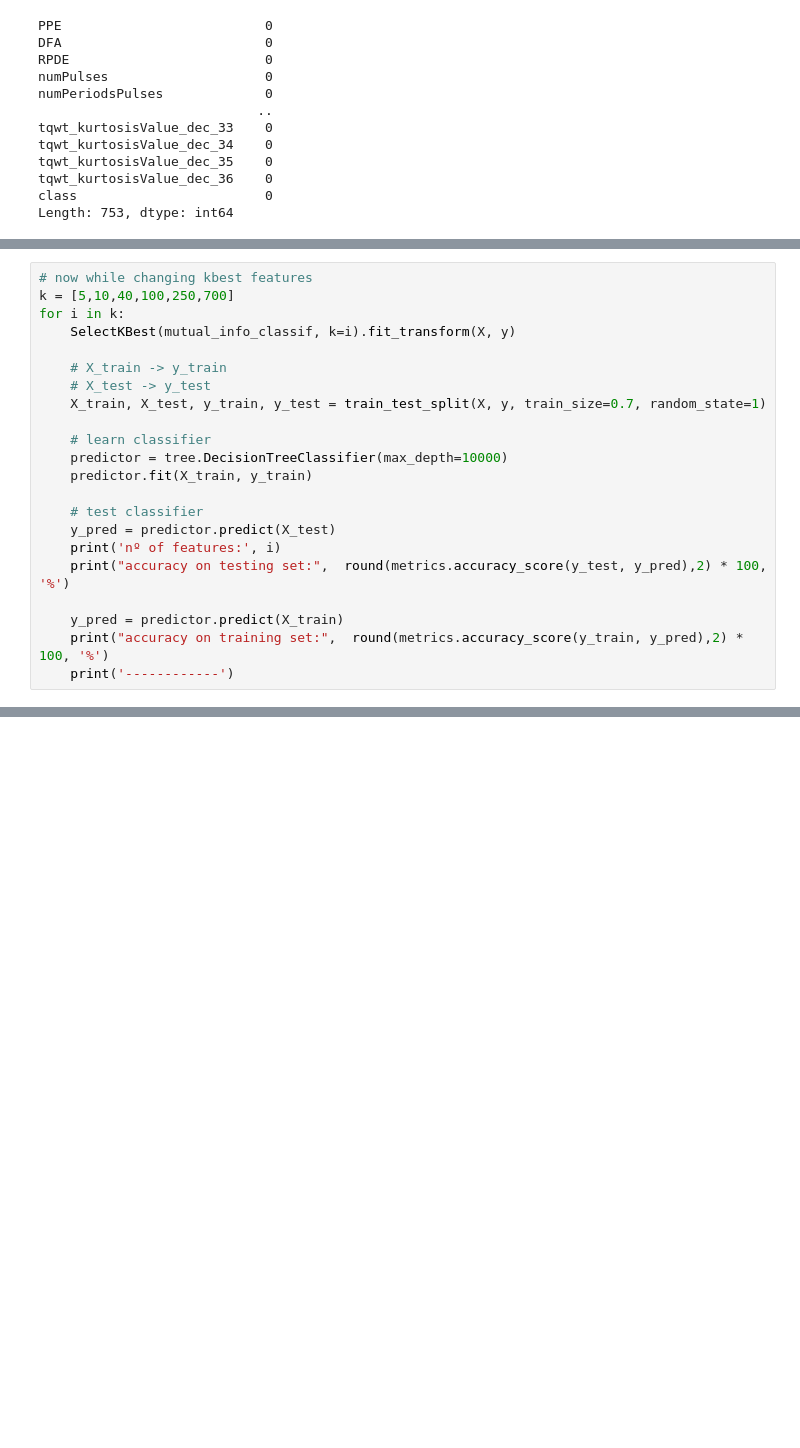
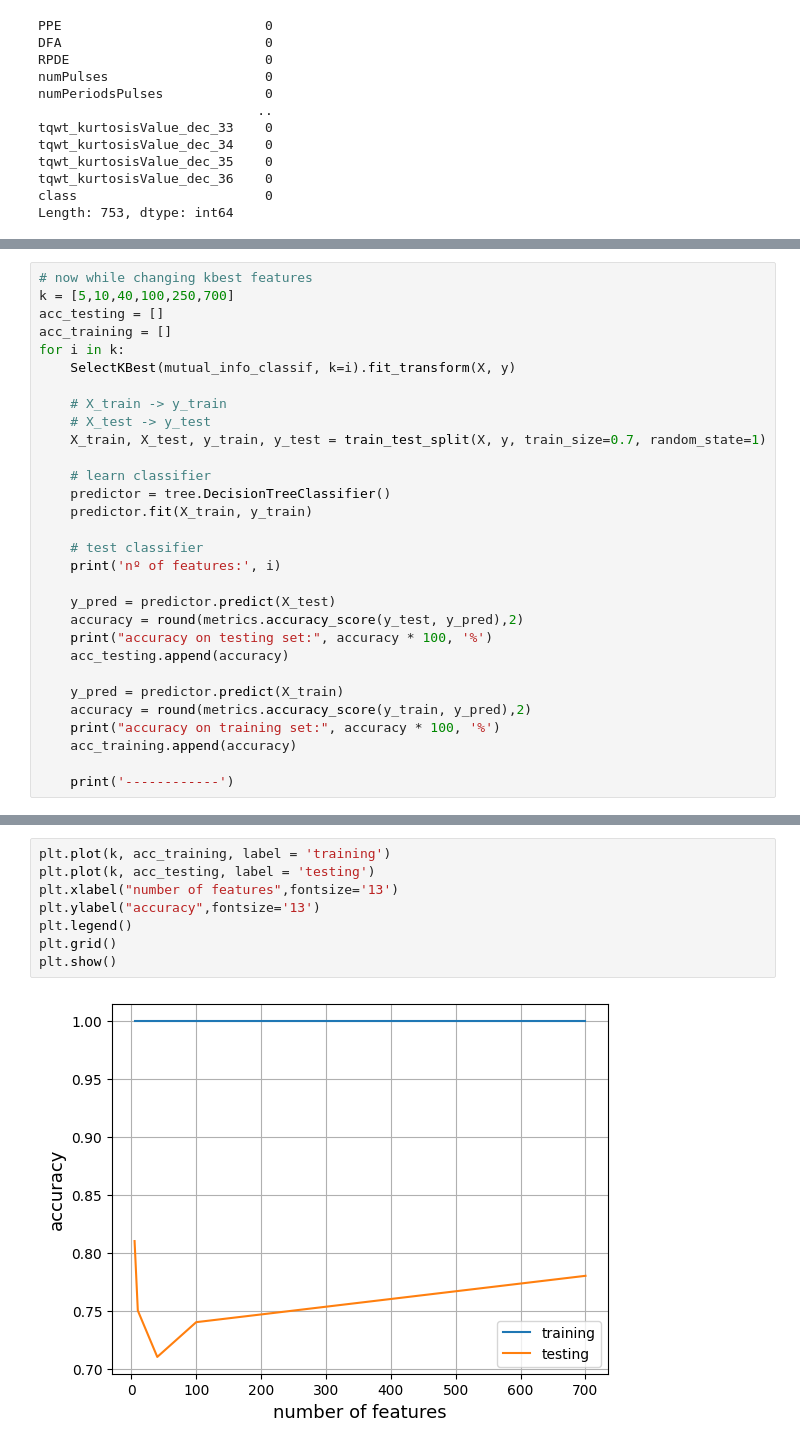
Before and after one commit to DaniPalma2002/Machine-Learning-Course, a Jupyter notebook: homeworks/hw1.ipynb, the cells around one changed output, grey strips where cells are left out. Drawn from its saved outputs; the diff is of its cells as text; blank space fills up the shorter version.

```diff
--- a/homeworks/hw1.ipynb
+++ b/homeworks/hw1.ipynb
@@ -104,6 +86,8 @@ accuracy on training set: 100.0 %
 # %%
 # now while changing kbest features
 k = [5,10,40,100,250,700]
+acc_testing = []
+acc_training = []
 for i in k:
     SelectKBest(mutual_info_classif, k=i).fit_transform(X, y)
 
@@ -112,16 +96,22 @@ for i in k:
     X_train, X_test, y_train, y_test = train_test_split(X, y, train_size=0.7, random_state=1)
 
     # learn classifier
-    predictor = tree.DecisionTreeClassifier(max_depth=10000)
+    predictor = tree.DecisionTreeClassifier()
     predictor.fit(X_train, y_train)
 
     # test classifier
+    print('nº of features:', i)
+
     y_pred = predictor.predict(X_test)
-    print('nº of features:', i)
-    print("accuracy on testing set:",  round(metrics.accuracy_score(y_test, y_pred),2) * 100, '%')
+    accuracy = round(metrics.accuracy_score(y_test, y_pred),2)
+    print("accuracy on testing set:", accuracy * 100, '%')
+    acc_testing.append(accuracy)
 
     y_pred = predictor.predict(X_train)
-    print("accuracy on training set:",  round(metrics.accuracy_score(y_train, y_pred),2) * 100, '%')
+    accuracy = round(metrics.accuracy_score(y_train, y_pred),2)
+    print("accuracy on training set:", accuracy * 100, '%')
+    acc_training.append(accuracy)
+
     print('------------')
 # %% [output]
 nº of features: 5
@@ -142,2 +132,12 @@ accuracy on testing set: 76.0 %
 accuracy on training set: 100.0 %
 ------------
+# %%
+plt.plot(k, acc_training, label = 'training')
+plt.plot(k, acc_testing, label = 'testing')
+plt.xlabel("number of features",fontsize='13')
+plt.ylabel("accuracy",fontsize='13')
+plt.legend()
+plt.grid()
+plt.show()
+# %% [output]
+[figure, added]
```
Also changed, not shown: parts of 5 cells of this notebook.
